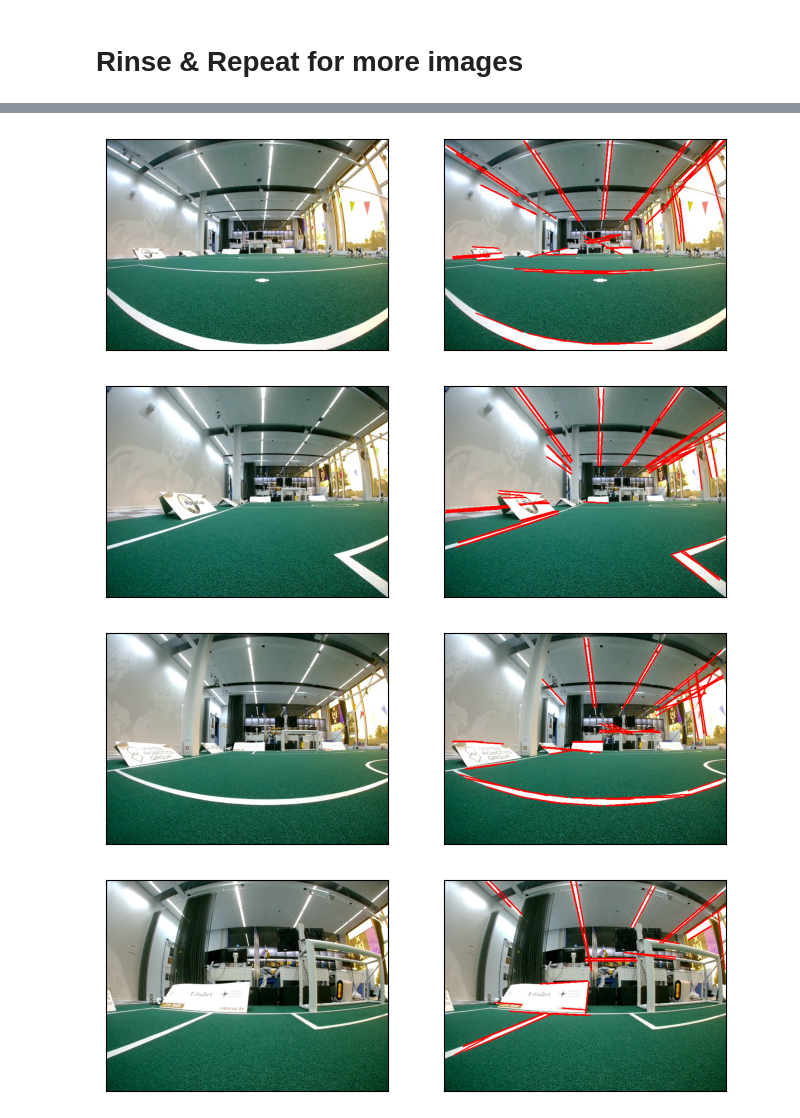
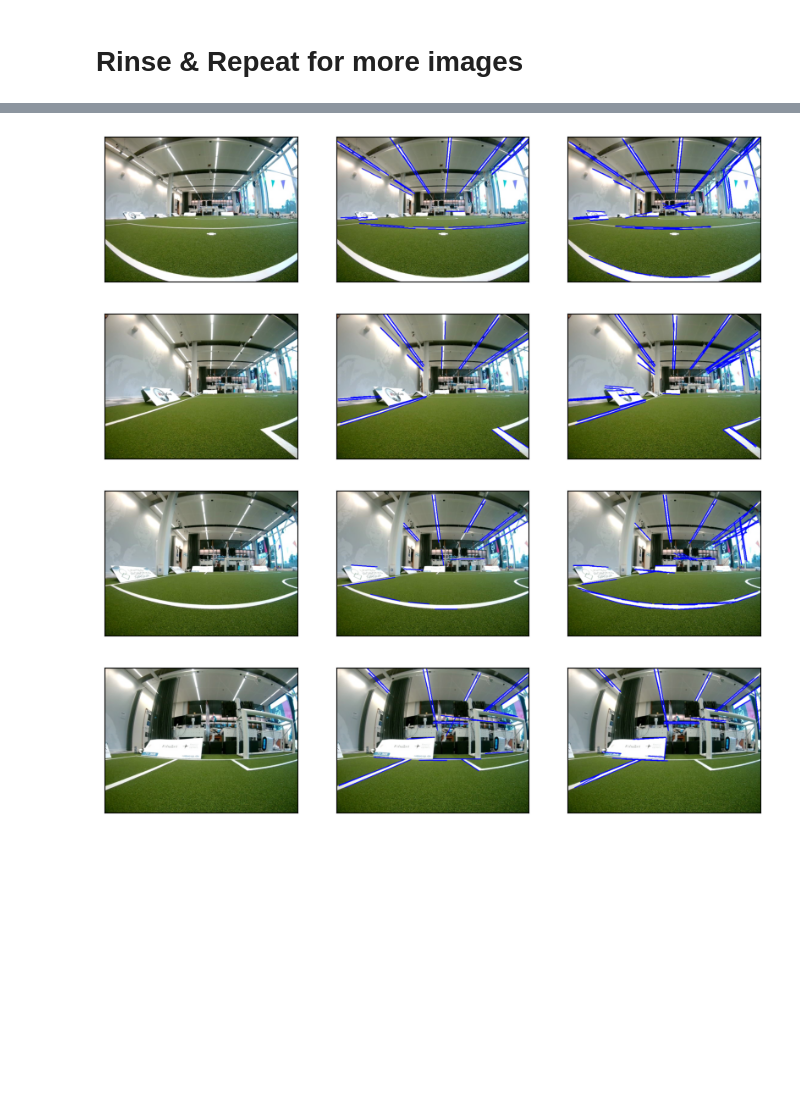
Before and after one commit to pvdklei/vfar_ws, a Jupyter notebook: Assignment 1/line_detection.ipynb, the cells around one changed output, grey strips where cells are left out. Drawn from its saved outputs; the diff is of its cells as text; code cells hidden in the pictures; blank space fills up the shorter version.

Commit message:
updated report images & included laplacian comparison in plot

```diff
--- a/Assignment 1/line_detection.ipynb
+++ b/Assignment 1/line_detection.ipynb
@@ -58,6 +58,7 @@ plt.show()
 # %% [markdown]
 # Rinse & Repeat for more images
 # %%
+canny_images: list = []
 for i in range(5):
     original = cv2.imread(f"images/frame000{i}.jpg")
     image = cv2.cvtColor(original, cv2.COLOR_BGR2GRAY)
@@ -71,11 +72,12 @@ for i in range(5):
         for line in lines:
             for x1, y1, x2, y2 in line:
                 cv2.line(display, (x1, y1), (x2, y2), (255, 0, 0), 2)
+    canny_images.append(cv2.cvtColor(display, cv2.COLOR_BGR2RGB))
     fig, ax = plt.subplots(1, 2, figsize=(8, 10))
-    ax[0].imshow(original)
+    ax[0].imshow(cv2.cvtColor(original, cv2.COLOR_BGR2RGB))
     ax[0].set_xticks([])
     ax[0].set_yticks([])
-    ax[1].imshow(display)
+    ax[1].imshow(cv2.cvtColor(display, cv2.COLOR_BGR2RGB))
     ax[1].set_xticks([])
     ax[1].set_yticks([])
     plt.show()
@@ -88,29 +90,32 @@ for i in range(5):
 # %%
 # REPLACING CANNY WITH LAPLACIAN
 for i in range(5):
     original = cv2.imread(f"images/frame000{i}.jpg")
     image = cv2.cvtColor(original, cv2.COLOR_BGR2GRAY)
     _, image = cv2.threshold(image, 251, 255, cv2.THRESH_BINARY)
     kernel = cv2.getStructuringElement(cv2.MORPH_CROSS, (3, 3))
     image = cv2.dilate(image, kernel, iterations=2)
     image = cv2.Laplacian(image, cv2.CV_64F)
     image = cv2.convertScaleAbs(image)
     lines = cv2.HoughLinesP(image, 1, np.pi/180, 70, minLineLength=50, maxLineGap=20)
     display = original.copy()
     if lines is not None:
         for line in lines:
             for x1, y1, x2, y2 in line:
                 cv2.line(display, (x1, y1), (x2, y2), (255, 0, 0), 2)
-    fig, ax = plt.subplots(1, 2, figsize=(8, 10))
-    ax[0].imshow(original)
+    fig, ax = plt.subplots(1, 3, figsize=(10,20))
+    ax[0].imshow(cv2.cvtColor(original, cv2.COLOR_BGR2RGB))
     ax[0].set_xticks([])
     ax[0].set_yticks([])
-    ax[1].imshow(display)
+    ax[1].imshow(canny_images[i])
     ax[1].set_xticks([])
     ax[1].set_yticks([])
+    ax[2].imshow(cv2.cvtColor(display, cv2.COLOR_BGR2RGB))
+    ax[2].set_xticks([])
+    ax[2].set_yticks([])
     plt.show()
 # %% [output]
-[figure, old version]
+[figure, new version]
-[figure, old version]
+[figure, new version]
-[figure, old version]
+[figure, new version]
-[figure, old version]
+[figure, new version]
```
Also changed, not shown: parts of 2 cells of this notebook, 5 other files.
